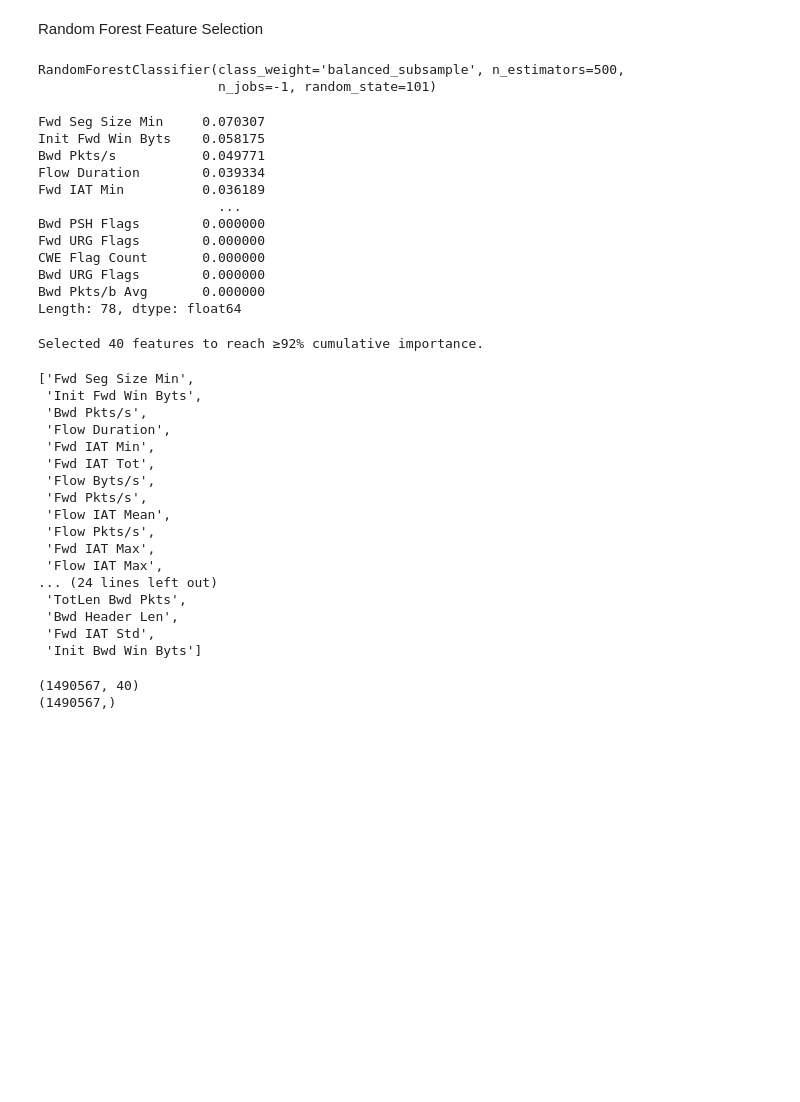
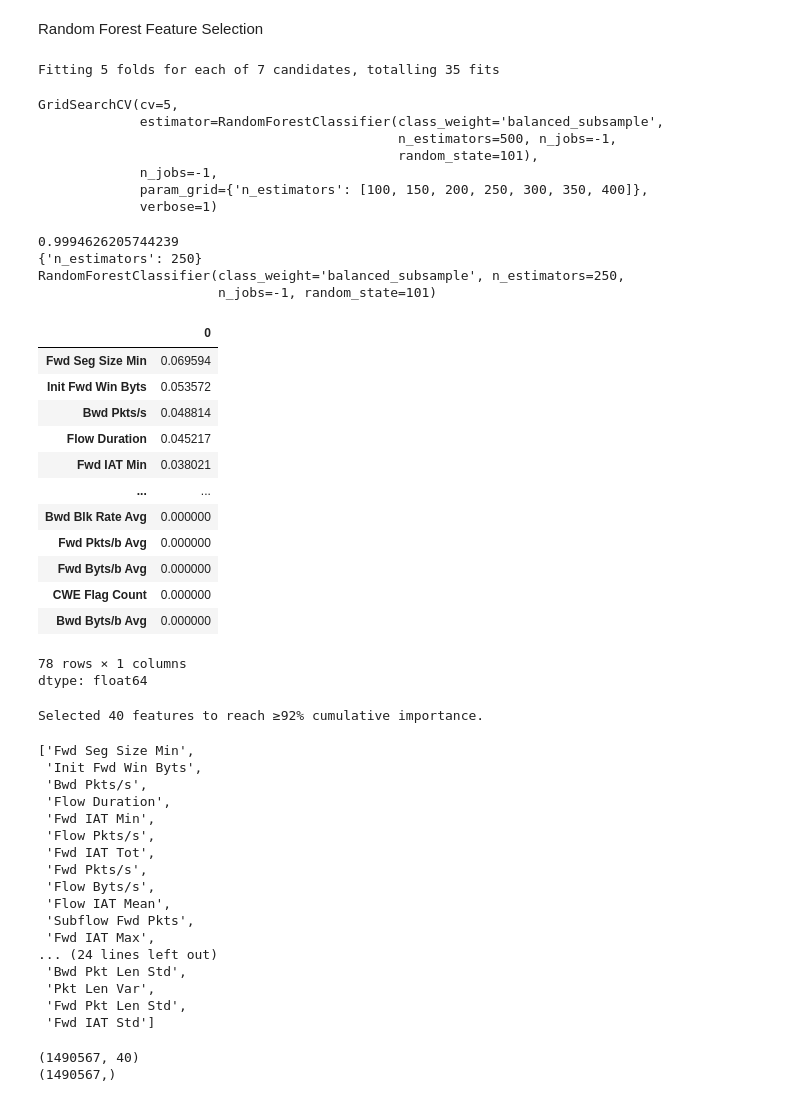
Before and after one commit to Birkbeck/msc-project-source-code-files-24-25-tanveer-99, a Jupyter notebook: feature_extraction_and_scaling.ipynb, the cells around one changed output. Saved outputs shown, nothing was run; the diff lists cells and outputs as text; code cells hidden in the pictures; blank space fills up the shorter version.

```diff
--- a/feature_extraction_and_scaling.ipynb
+++ b/feature_extraction_and_scaling.ipynb
@@ -10,5 +15,5 @@ import joblib
 # %%
-df = pd.read_csv('../dataset/cleaned.csv')
+df = pd.read_csv('/content/drive/MyDrive/dataset/cleaned.csv')
 # %%
 df.head()
 # %% [output]
@@ -140,7 +148,7 @@ joblib.dump({
 Random Forest Feature Selection
 # %%
 # Base model
-rf = RandomForestClassifier(
+model = RandomForestClassifier(
     n_estimators = 500,
     max_depth = None,
     min_samples_split = 2,
@@ -151,29 +159,58 @@ rf = RandomForestClassifier(
     n_jobs=-1,
     random_state=101,
 )
+hyperparameters = {
+    'n_estimators': [100, 150, 200, 250, 300, 350, 400]
+}
+# %%
+rf = GridSearchCV(
+    estimator=model,
+    param_grid=hyperparameters,
+    cv=5,
+    verbose=1,
+    n_jobs=-1  # Use all available CPU cores
+)
 # %%
 #  Run search
 rf.fit(X_train_fit, y_train_fit)
 # %% [output]
-RandomForestClassifier(class_weight='balanced_subsample', n_estimators=500,
-                       n_jobs=-1, random_state=101)
+Fitting 5 folds for each of 7 candidates, totalling 35 fits
+GridSearchCV(cv=5,
+             estimator=RandomForestClassifier(class_weight='balanced_subsample',
+                                              n_estimators=500, n_jobs=-1,
+                                              random_state=101),
+             n_jobs=-1,
+             param_grid={'n_estimators': [100, 150, 200, 250, 300, 350, 400]},
+             verbose=1)
+# %%
+rf_model = rf.best_estimator_
+print(rf.best_score_ )
+print(rf.best_params_)
+print(rf.best_estimator_)
+# %% [output]
+0.9994626205744239
+{'n_estimators': 250}
+RandomForestClassifier(class_weight='balanced_subsample', n_estimators=250,
+                       n_jobs=-1, random_state=101)
 # %%
 #  Best params
-imp = pd.Series(rf.feature_importances_, index=X_train_fit.columns).sort_values(ascending=False)
+imp = pd.Series(rf_model.feature_importances_, index=X_train_fit.columns).sort_values(ascending=False)
 imp
 # %% [output]
+|  | 0 |
+| Fwd Seg Size Min | 0.069594 |
+| Init Fwd Win Byts | 0.053572 |
+| Bwd Pkts/s | 0.048814 |
+| Flow Duration | 0.045217 |
+| Fwd IAT Min | 0.038021 |
+| ... | ... |
+| Bwd Blk Rate Avg | 0.000000 |
+| Fwd Pkts/b Avg | 0.000000 |
+| Fwd Byts/b Avg | 0.000000 |
+| CWE Flag Count | 0.000000 |
+| Bwd Byts/b Avg | 0.000000 |
-Fwd Seg Size Min     0.070307
-Init Fwd Win Byts    0.058175
-Bwd Pkts/s           0.049771
-Flow Duration        0.039334
-Fwd IAT Min          0.036189
-                       ...
-Bwd PSH Flags        0.000000
-Fwd URG Flags        0.000000
-CWE Flag Count       0.000000
-Bwd URG Flags        0.000000
-Bwd Pkts/b Avg       0.000000
-Length: 78, dtype: float64
+78 rows × 1 columns
+dtype: float64
 # %%
 # 2) Compute cumulative importance and pick minimal top-k reaching ≥92%
 cum = imp.cumsum()
@@ -194,18 +227,18 @@ feat_selected
  'Bwd Pkts/s',
  'Flow Duration',
  'Fwd IAT Min',
+ 'Flow Pkts/s',
  'Fwd IAT Tot',
+ 'Fwd Pkts/s',
  'Flow Byts/s',
- 'Fwd Pkts/s',
  'Flow IAT Mean',
- 'Flow Pkts/s',
+ 'Subflow Fwd Pkts',
  'Fwd IAT Max',
- 'Flow IAT Max',
 ... (24 lines left out)
- 'TotLen Bwd Pkts',
- 'Bwd Header Len',
- 'Fwd IAT Std',
- 'Init Bwd Win Byts']
+ 'Bwd Pkt Len Std',
+ 'Pkt Len Var',
+ 'Fwd Pkt Len Std',
+ 'Fwd IAT Std']
 # %%
 # Select 40 RF-picked features from Train
 X_train_fit_selected = X_train_fit[feat_selected].copy()
```
Also changed, not shown: parts of 5 cells of this notebook, 3 other files.
